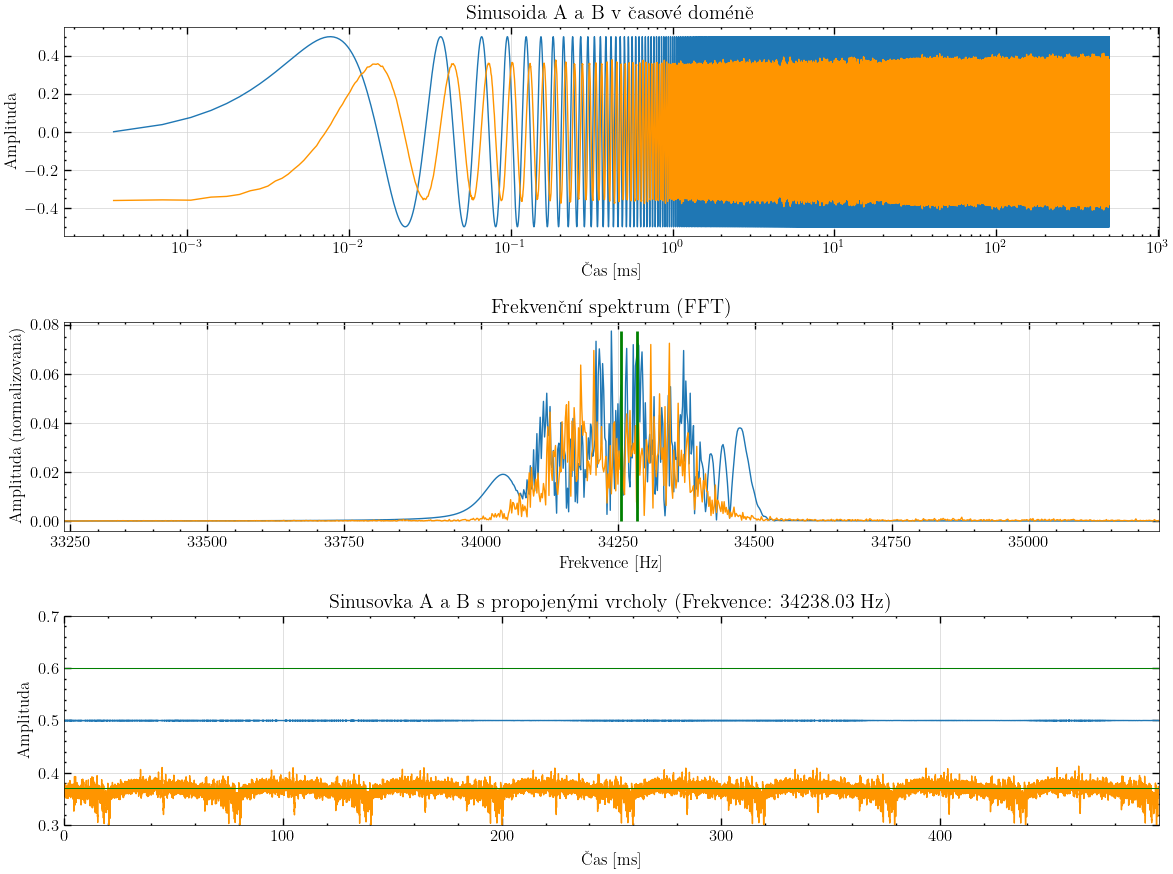
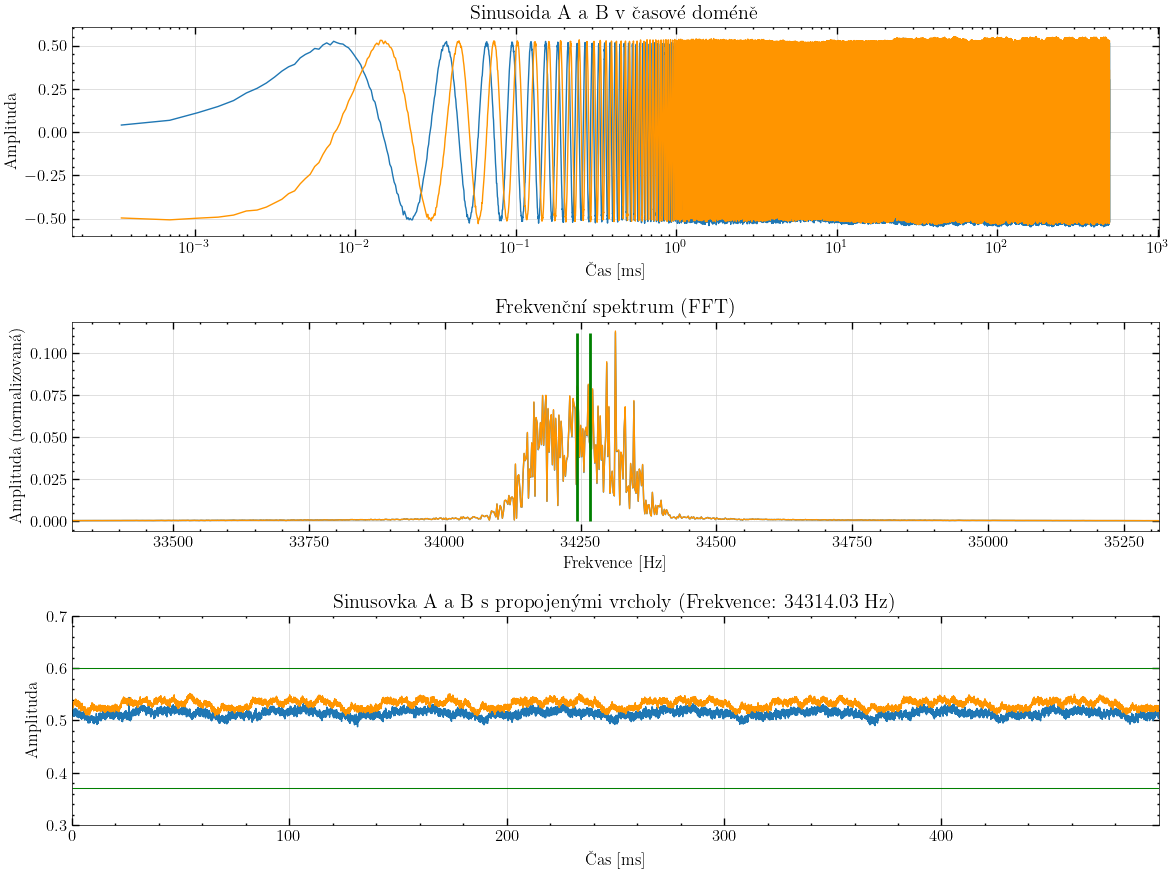
Unified diff of the notebook cell whose output changed from the first chart to the second:
--- before
+++ after
@@ -36,7 +36,7 @@
 
 # --- Měření frekvence ---
-measured_freq = measure_frequency_of_sine_wave(sine_wave, sample_rate)
+measured_freq = measure_frequency_of_sine_wave(a, sample_rate)
 print(f"Změřená frekvence signálu: {measured_freq:.2f} Hz")
-cas_vrcholu, amplituda_vrcholu = propoj_vrcholy_sinusovky(measured_freq, sample_rate, sine_wave, tt)
+cas_vrcholu, amplituda_vrcholu = propoj_vrcholy_sinusovky(measured_freq, sample_rate, a, tt)
 cas_vrcholu_b, amplituda_vrcholu_b = propoj_vrcholy_sinusovky(measured_freq, sample_rate, b, tt)
 
@@ -46,5 +46,5 @@
 
 plt.subplot(3, 1, 1)
-plt.plot(tt,sine_wave, label="sin A")
+plt.plot(tt,a, label="sin A")
 plt.plot(tt, b, label="sin B")
 plt.title('Sinusoida A a B v časové doméně')
@@ -57,7 +57,7 @@
 # Zobrazení frekvenčního spektra
 
-Na = len(sine_wave)
+Na = len(a)
 Ta = 1/sample_rate
-yfa = fft(sine_wave)
+yfa = fft(a)
 xfa = fftfreq(Na, Ta)[:Na//2]
 
@@ -77,6 +77,6 @@
 plt.xlim(measured_freq - 1000, measured_freq + 1000) # Omezíme zobrazení na zajímavou část spektra
 
-plt.vlines(34254.737,0,max( 2.0/Na * np.abs(yfa[0:Na//2])),color = 'g',lw = 2)
-plt.vlines(34285.044,0,max( 2.0/Na * np.abs(yfa[0:Na//2])),color = 'g',lw = 2)
+plt.vlines(34242.56,0,max( 2.0/Na * np.abs(yfa[0:Na//2])),color = 'g',lw = 2)
+plt.vlines(34266.45,0,max( 2.0/Na * np.abs(yfa[0:Na//2])),color = 'g',lw = 2)
 
 plt.subplot(3, 1, 3)

Commit: 1